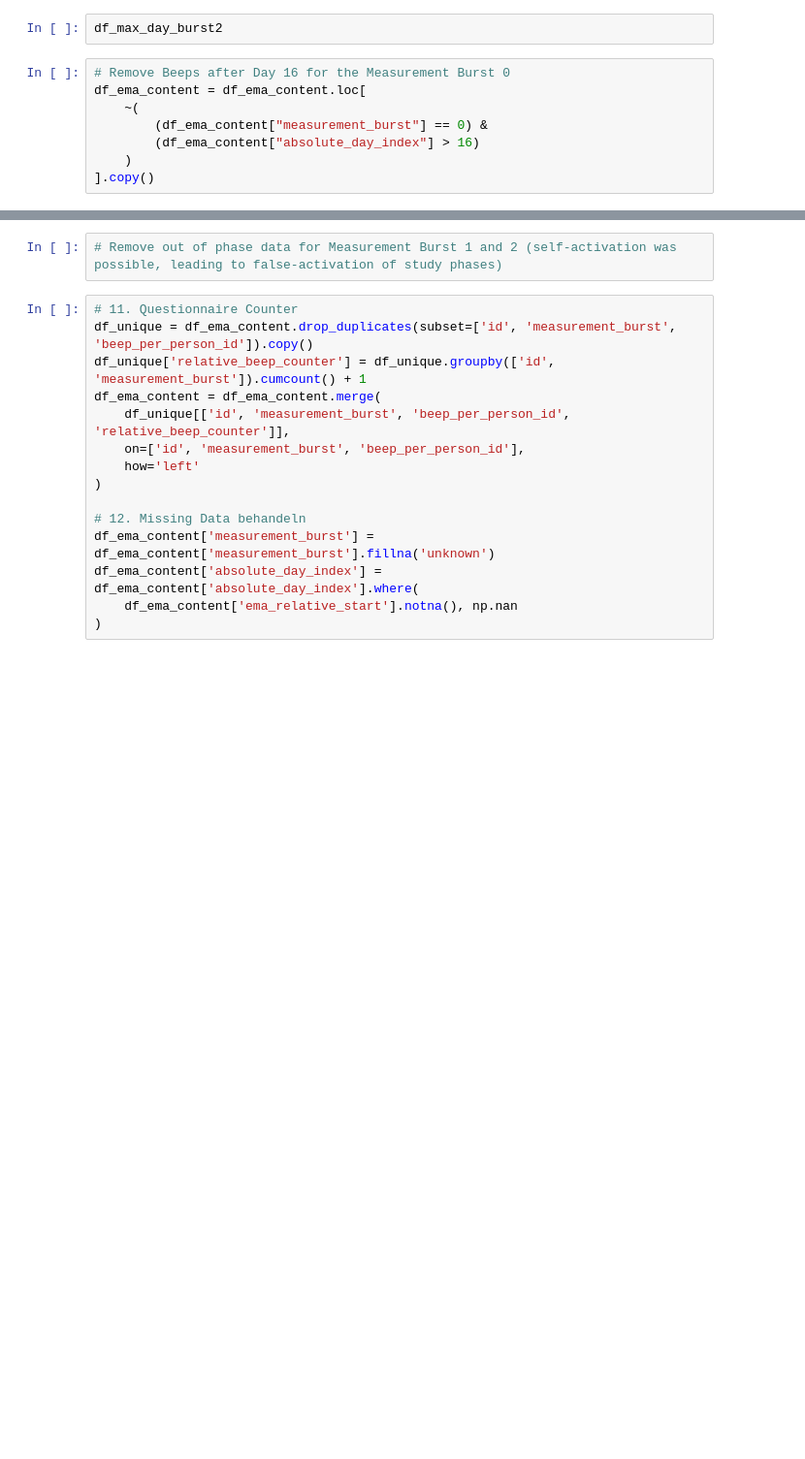
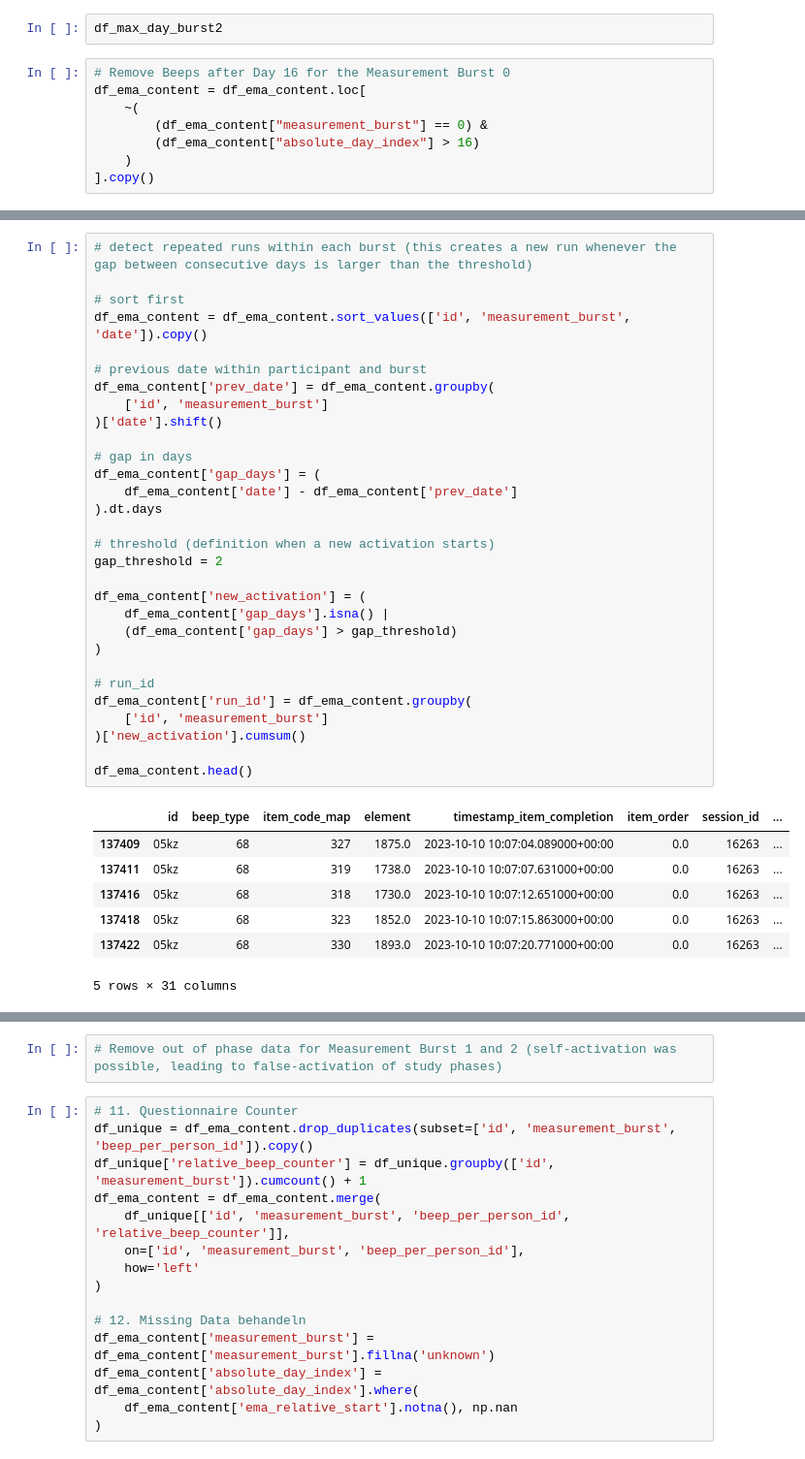
Before and after one commit to leona-ha/preact_digital, a Jupyter notebook: notebooks/01_Data_Preprocess.ipynb, the cells around one changed output, grey strips where cells are left out. Shown at 97% size. Drawn from its saved outputs; the diff is of its cells as text; blank space fills up the shorter version.

Commit message:
clean multiple activations T20 and TPost EMA

```diff
--- a/notebooks/01_Data_Preprocess.ipynb
+++ b/notebooks/01_Data_Preprocess.ipynb
@@ -491,0 +569,38 @@ df_ema_content = df_ema_content.loc[
+# %%
+# detect repeated runs within each burst (this creates a new run whenever the gap between consecutive days is larger than the threshold)
+
+# sort first
+df_ema_content = df_ema_content.sort_values(['id', 'measurement_burst', 'date']).copy()
+
+# previous date within participant and burst
+df_ema_content['prev_date'] = df_ema_content.groupby(
+    ['id', 'measurement_burst']
+)['date'].shift()
+
+# gap in days
+df_ema_content['gap_days'] = (
+    df_ema_content['date'] - df_ema_content['prev_date']
+).dt.days
+
+# threshold (definition when a new activation starts)
+gap_threshold = 2
+
+df_ema_content['new_activation'] = (
+    df_ema_content['gap_days'].isna() |
+    (df_ema_content['gap_days'] > gap_threshold)
+)
+
+# run_id
+df_ema_content['run_id'] = df_ema_content.groupby(
+    ['id', 'measurement_burst']
+)['new_activation'].cumsum()
+
+df_ema_content.head()
+# %% [output]
+|  | id | beep_type | item_code_map | element | timestamp_item_completion | item_order | session_id | ... |
+| 137409 | 05kz | 68 | 327 | 1875.0 | 2023-10-10 10:07:04.089000+00:00 | 0.0 | 16263 | ... |
+| 137411 | 05kz | 68 | 319 | 1738.0 | 2023-10-10 10:07:07.631000+00:00 | 0.0 | 16263 | ... |
+| 137416 | 05kz | 68 | 318 | 1730.0 | 2023-10-10 10:07:12.651000+00:00 | 0.0 | 16263 | ... |
+| 137418 | 05kz | 68 | 323 | 1852.0 | 2023-10-10 10:07:15.863000+00:00 | 0.0 | 16263 | ... |
+| 137422 | 05kz | 68 | 330 | 1893.0 | 2023-10-10 10:07:20.771000+00:00 | 0.0 | 16263 | ... |
+5 rows × 31 columns
```
Also changed, not shown: parts of 20 cells of this notebook.
